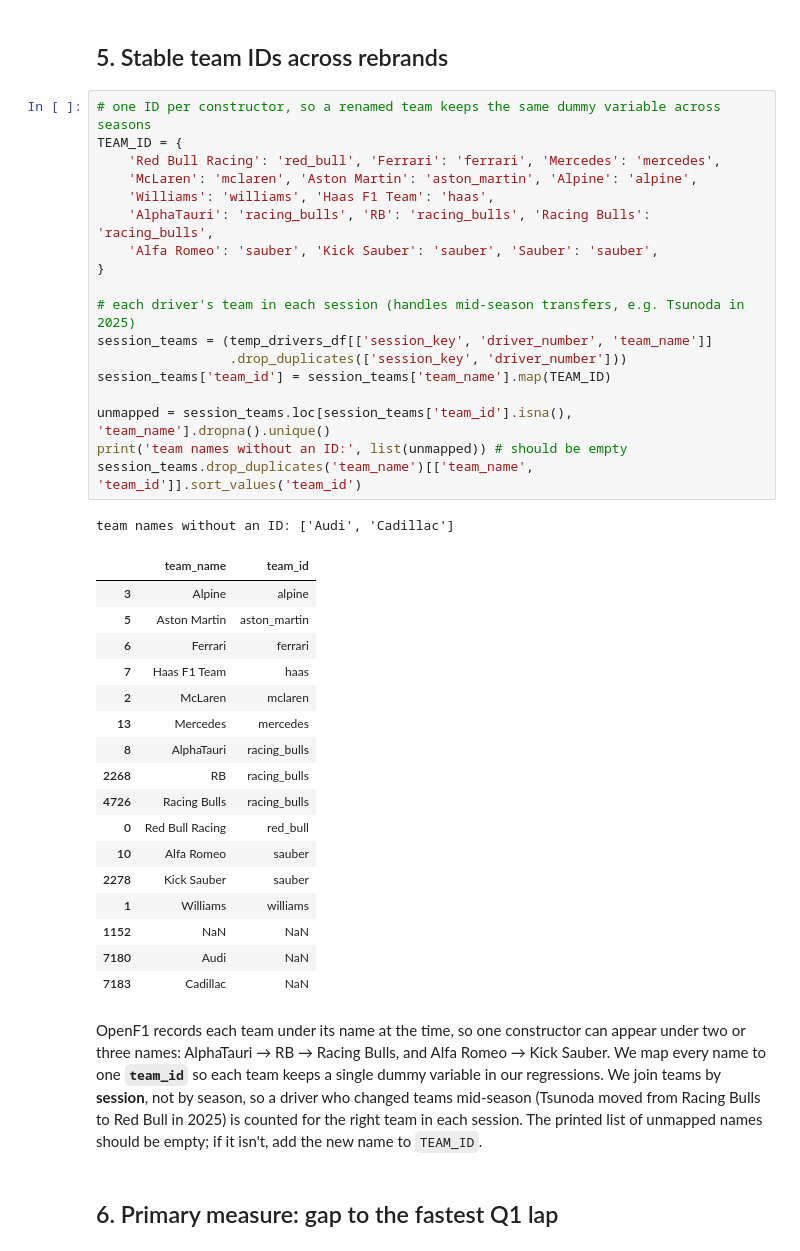
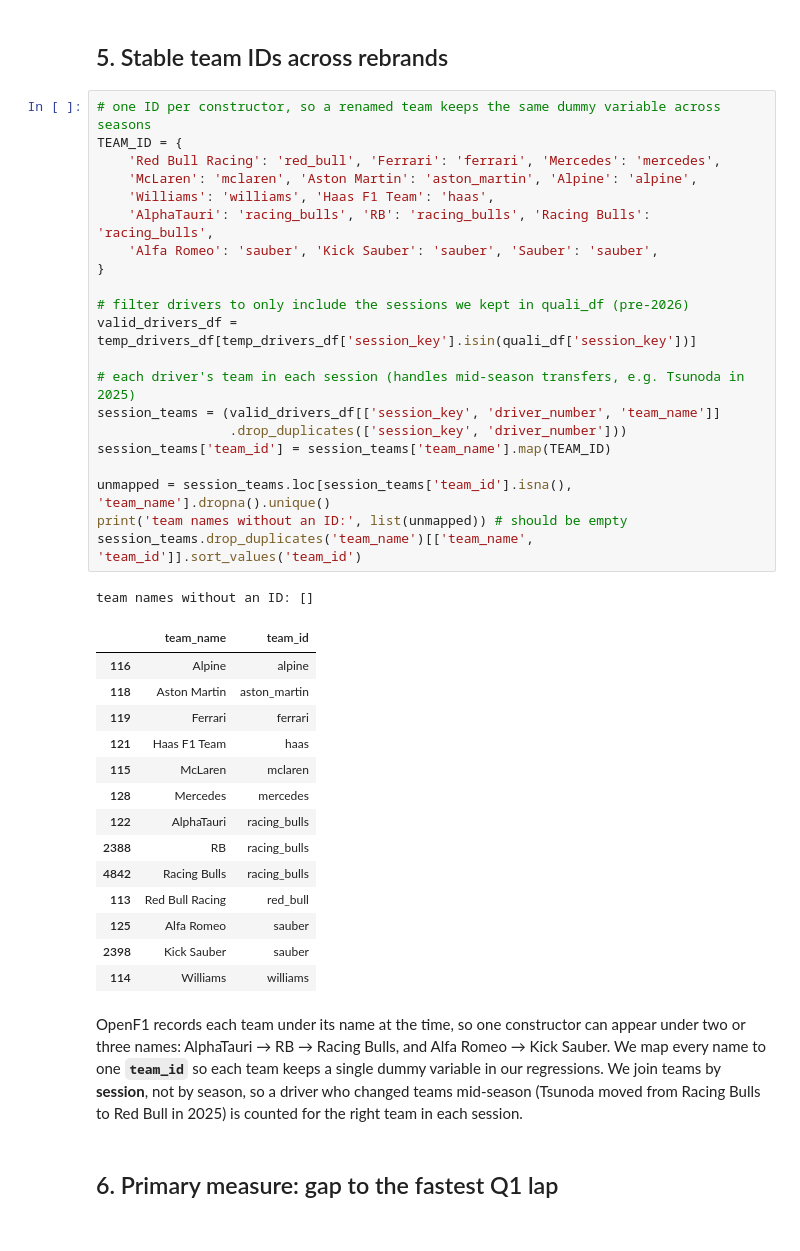
Before and after one commit to rbllrd/info2950-204_project, a Jupyter notebook: data_cleaning.ipynb, the cells around one changed output. Saved outputs shown, nothing was run; the diff lists cells and outputs as text.

```diff
--- a/data_cleaning.ipynb
+++ b/data_cleaning.ipynb
@@ -165,42 +149,42 @@ This is the only new API pull. OpenF1's [`/session_result`](https://openf1.org/d
 # %%
 # one ID per constructor, so a renamed team keeps the same dummy variable across seasons
 TEAM_ID = {
     'Red Bull Racing': 'red_bull', 'Ferrari': 'ferrari', 'Mercedes': 'mercedes',
     'McLaren': 'mclaren', 'Aston Martin': 'aston_martin', 'Alpine': 'alpine',
     'Williams': 'williams', 'Haas F1 Team': 'haas',
     'AlphaTauri': 'racing_bulls', 'RB': 'racing_bulls', 'Racing Bulls': 'racing_bulls',
     'Alfa Romeo': 'sauber', 'Kick Sauber': 'sauber', 'Sauber': 'sauber',
 }
 
+# filter drivers to only include the sessions we kept in quali_df (pre-2026)
+valid_drivers_df = temp_drivers_df[temp_drivers_df['session_key'].isin(quali_df['session_key'])]
+
 # each driver's team in each session (handles mid-season transfers, e.g. Tsunoda in 2025)
-session_teams = (temp_drivers_df[['session_key', 'driver_number', 'team_name']]
+session_teams = (valid_drivers_df[['session_key', 'driver_number', 'team_name']]
                  .drop_duplicates(['session_key', 'driver_number']))
 session_teams['team_id'] = session_teams['team_name'].map(TEAM_ID)
 
 unmapped = session_teams.loc[session_teams['team_id'].isna(), 'team_name'].dropna().unique()
 print('team names without an ID:', list(unmapped)) # should be empty
 session_teams.drop_duplicates('team_name')[['team_name', 'team_id']].sort_values('team_id')
 # %% [output]
-team names without an ID: ['Audi', 'Cadillac']
+team names without an ID: []
 |  | team_name | team_id |
-| 3 | Alpine | alpine |
-| 5 | Aston Martin | aston_martin |
-| 6 | Ferrari | ferrari |
-| 7 | Haas F1 Team | haas |
-| 2 | McLaren | mclaren |
-| 13 | Mercedes | mercedes |
-| 8 | AlphaTauri | racing_bulls |
-| 2268 | RB | racing_bulls |
-| 4726 | Racing Bulls | racing_bulls |
-| 0 | Red Bull Racing | red_bull |
-| 10 | Alfa Romeo | sauber |
-| 2278 | Kick Sauber | sauber |
-| 1 | Williams | williams |
-| 1152 | NaN | NaN |
-| 7180 | Audi | NaN |
-| 7183 | Cadillac | NaN |
+| 116 | Alpine | alpine |
+| 118 | Aston Martin | aston_martin |
+| 119 | Ferrari | ferrari |
+| 121 | Haas F1 Team | haas |
+| 115 | McLaren | mclaren |
+| 128 | Mercedes | mercedes |
+| 122 | AlphaTauri | racing_bulls |
+| 2388 | RB | racing_bulls |
+| 4842 | Racing Bulls | racing_bulls |
+| 113 | Red Bull Racing | red_bull |
+| 125 | Alfa Romeo | sauber |
+| 2398 | Kick Sauber | sauber |
+| 114 | Williams | williams |
 # %% [markdown]
-OpenF1 records each team under its name at the time, so one constructor can appear under two or three names: AlphaTauri → RB → Racing Bulls, and Alfa Romeo → Kick Sauber. We map every name to one **`team_id`** so each team keeps a single dummy variable in our regressions. We join teams by **session**, not by season, so a driver who changed teams mid-season (Tsunoda moved from Racing Bulls to Red Bull in 2025) is counted for the right team in each session. The printed list of unmapped names should be empty; if it isn't, add the new name to `TEAM_ID`.
+OpenF1 records each team under its name at the time, so one constructor can appear under two or three names: AlphaTauri → RB → Racing Bulls, and Alfa Romeo → Kick Sauber. We map every name to one **`team_id`** so each team keeps a single dummy variable in our regressions. We join teams by **session**, not by season, so a driver who changed teams mid-season (Tsunoda moved from Racing Bulls to Red Bull in 2025) is counted for the right team in each session.
 # %% [markdown]
 ## 6. Primary measure: gap to the fastest Q1 lap
 # %%
```
Also changed, not shown: parts of 18 cells of this notebook.
